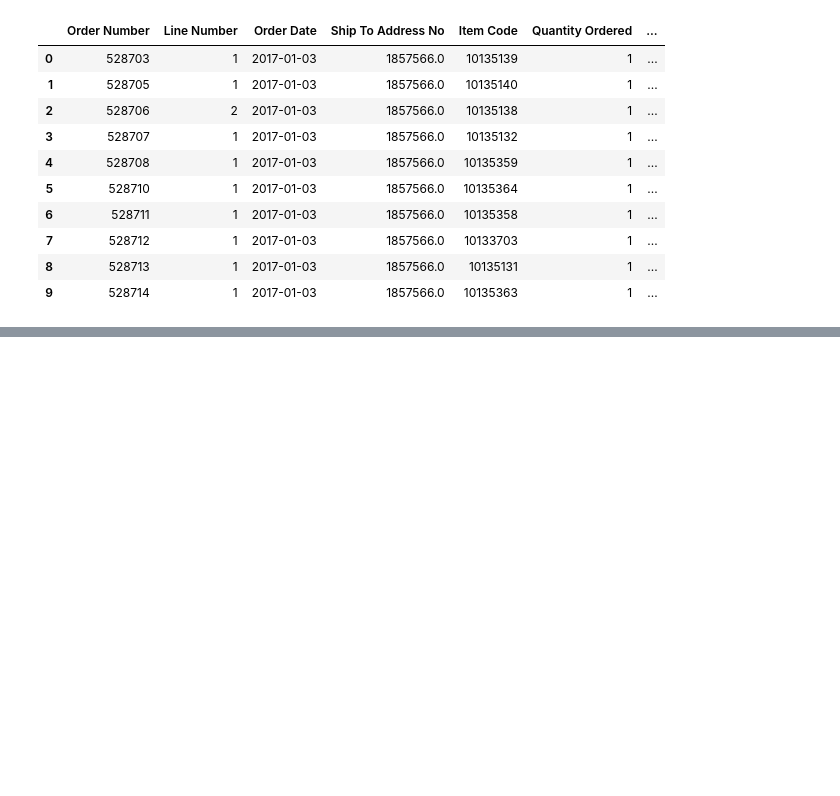
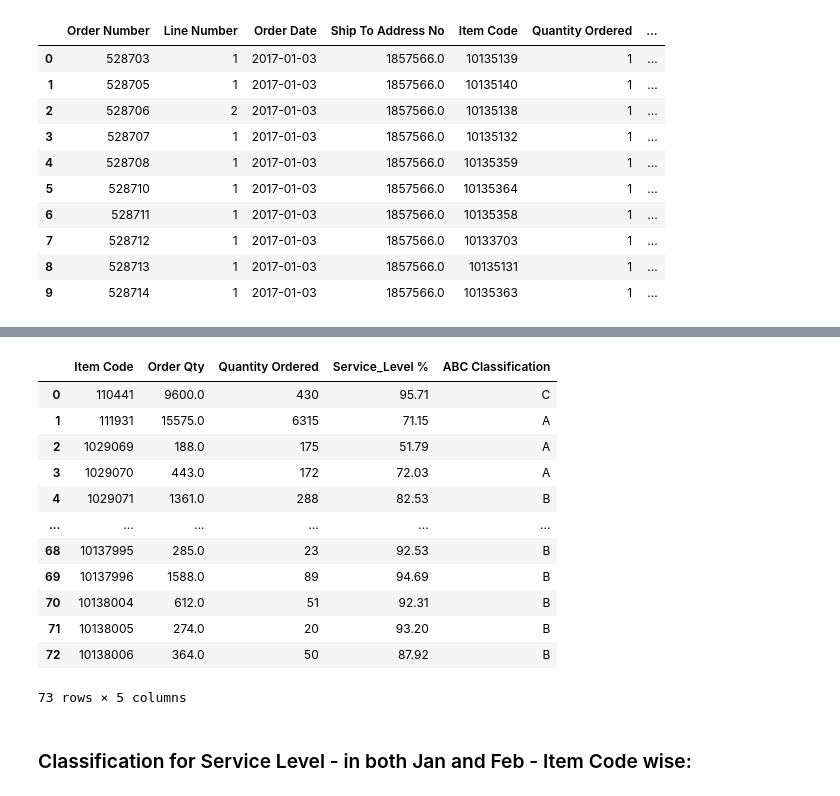
Before and after one commit to dangnguyenhoang/House_pricing_KC, a Jupyter notebook: CEL_/CEL.ipynb, the cells around one changed output, grey strips where cells are left out. Saved outputs shown, nothing was run; the diff lists cells and outputs as text; code cells hidden in the pictures; blank space fills up the shorter version.

```diff
--- a/CEL_/CEL.ipynb
+++ b/CEL_/CEL.ipynb
@@ -138,0 +236,8 @@ Index(['Order Number', 'Line Number', 'Order Date', 'Ship To Address No',
+# %%
+def ABC_classification(x):
+    if x['Service_Level %']<80:
+        return "A"
+    elif x['Service_Level %']>95:
+        return "C"
+    else:
+        return "B"
@@ -138,0 +269,19 @@ Index(['Order Number', 'Line Number', 'Order Date', 'Ship To Address No',
+# %%
+Combined_IC['ABC Classification']=Combined_IC.apply(ABC_classification, axis=1)
+Combined_IC
+# %% [output]
+|  | Item Code | Order Qty | Quantity Ordered | Service_Level % | ABC Classification |
+| 0 | 110441 | 9600.0 | 430 | 95.71 | C |
+| 1 | 111931 | 15575.0 | 6315 | 71.15 | A |
+| 2 | 1029069 | 188.0 | 175 | 51.79 | A |
+| 3 | 1029070 | 443.0 | 172 | 72.03 | A |
+| 4 | 1029071 | 1361.0 | 288 | 82.53 | B |
+| ... | ... | ... | ... | ... | ... |
+| 68 | 10137995 | 285.0 | 23 | 92.53 | B |
+| 69 | 10137996 | 1588.0 | 89 | 94.69 | B |
+| 70 | 10138004 | 612.0 | 51 | 92.31 | B |
+| 71 | 10138005 | 274.0 | 20 | 93.20 | B |
+| 72 | 10138006 | 364.0 | 50 | 87.92 | B |
+73 rows × 5 columns
+# %% [markdown]
+### Classification for Service Level - in both Jan and Feb - Item Code wise:
```
Also changed, not shown: parts of 39 cells of this notebook.
